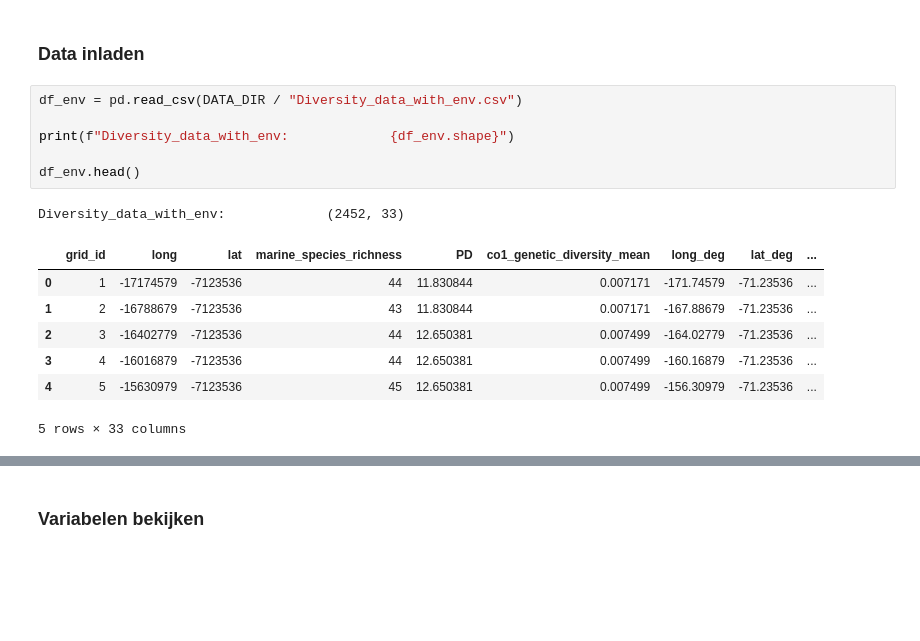
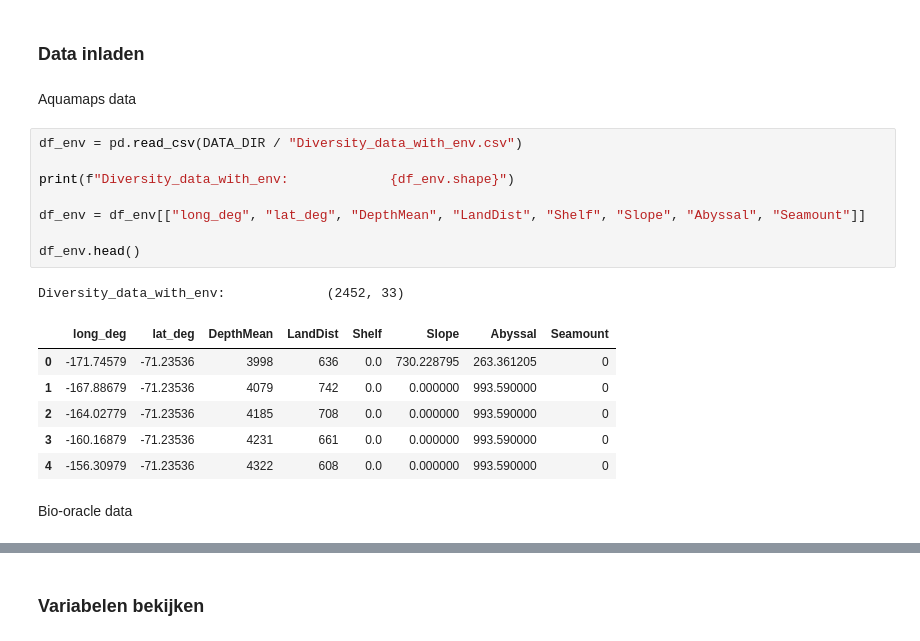
Before and after one commit to KatoMonteyne/Bachelorproef, a Jupyter notebook: Random_forest soortenrijkdom.ipynb, the cells around one changed output, grey strips where cells are left out. Saved outputs shown, nothing was run; the diff lists cells and outputs as text; blank space fills up the shorter version.

```diff
--- a/Random_forest soortenrijkdom.ipynb
+++ b/Random_forest soortenrijkdom.ipynb
@@ -20,21 +20,26 @@ sns.set_theme(style="whitegrid")
 DATA_DIR = pathlib.Path(r"C:\Emma\2. Bestanden\1. UGent\3e bachelor (2025-2026)\2e semester\Bachelorproef\Programmeergedeelte\Bachelorproef\Data")
 # %% [markdown]
 ### Data inladen
+# %% [markdown]
+Aquamaps data
 # %%
 df_env = pd.read_csv(DATA_DIR / "Diversity_data_with_env.csv")
 
 print(f"Diversity_data_with_env:             {df_env.shape}")
 
+df_env = df_env[["long_deg", "lat_deg", "DepthMean", "LandDist", "Shelf", "Slope", "Abyssal", "Seamount"]]
+
 df_env.head()
 # %% [output]
 Diversity_data_with_env:             (2452, 33)
-|  | grid_id | long | lat | marine_species_richness | PD | co1_genetic_diversity_mean | long_deg | lat_deg | ... |
-| 0 | 1 | -17174579 | -7123536 | 44 | 11.830844 | 0.007171 | -171.74579 | -71.23536 | ... |
-| 1 | 2 | -16788679 | -7123536 | 43 | 11.830844 | 0.007171 | -167.88679 | -71.23536 | ... |
-| 2 | 3 | -16402779 | -7123536 | 44 | 12.650381 | 0.007499 | -164.02779 | -71.23536 | ... |
-| 3 | 4 | -16016879 | -7123536 | 44 | 12.650381 | 0.007499 | -160.16879 | -71.23536 | ... |
-| 4 | 5 | -15630979 | -7123536 | 45 | 12.650381 | 0.007499 | -156.30979 | -71.23536 | ... |
+|  | long_deg | lat_deg | DepthMean | LandDist | Shelf | Slope | Abyssal | Seamount |
+| 0 | -171.74579 | -71.23536 | 3998 | 636 | 0.0 | 730.228795 | 263.361205 | 0 |
+| 1 | -167.88679 | -71.23536 | 4079 | 742 | 0.0 | 0.000000 | 993.590000 | 0 |
+| 2 | -164.02779 | -71.23536 | 4185 | 708 | 0.0 | 0.000000 | 993.590000 | 0 |
+| 3 | -160.16879 | -71.23536 | 4231 | 661 | 0.0 | 0.000000 | 993.590000 | 0 |
+| 4 | -156.30979 | -71.23536 | 4322 | 608 | 0.0 | 0.000000 | 993.590000 | 0 |
-5 rows × 33 columns
+# %% [markdown]
+Bio-oracle data
 # %%
 df_biooracle = pd.read_csv(DATA_DIR/"Diversity_data_with_biooracle_2010.csv")
 
```
Also changed, not shown: parts of 37 cells of this notebook.
